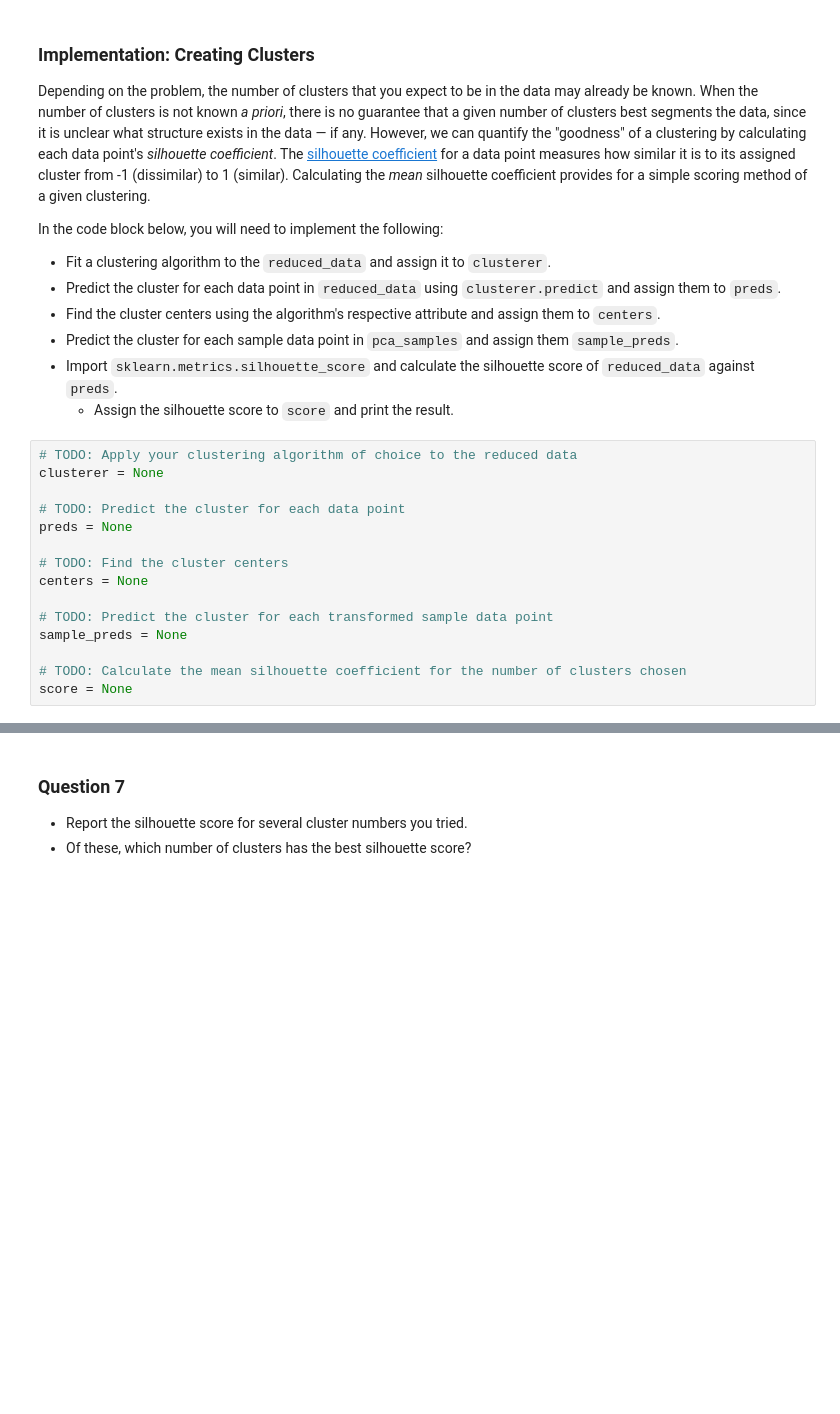
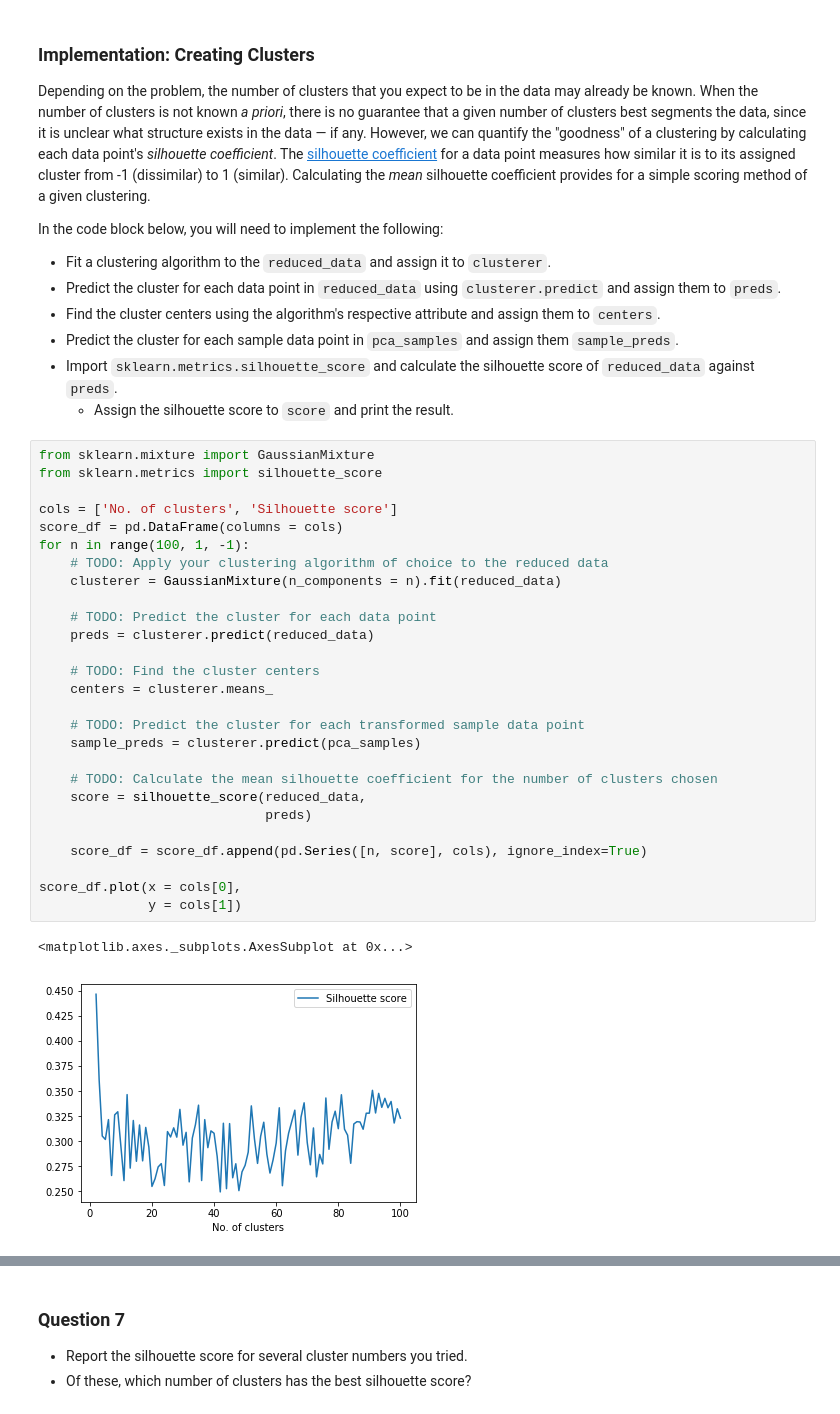
Before and after one commit to aptroost/creating-customer-segments, a Jupyter notebook: customer_segments.ipynb, the cells around one changed output, grey strips where cells are left out. Cells and saved outputs as stored; diff of their text form; blank space fills up the shorter version.

```diff
--- a/customer_segments.ipynb
+++ b/customer_segments.ipynb
@@ -458,17 +475,32 @@ In the code block below, you will need to implement the following:
  - Import `sklearn.metrics.silhouette_score` and calculate the silhouette score of `reduced_data` against `preds`.
    - Assign the silhouette score to `score` and print the result.
 # %%
-# TODO: Apply your clustering algorithm of choice to the reduced data
-clusterer = None
+from sklearn.mixture import GaussianMixture
+from sklearn.metrics import silhouette_score
 
-# TODO: Predict the cluster for each data point
-preds = None
+cols = ['No. of clusters', 'Silhouette score']
+score_df = pd.DataFrame(columns = cols)
+for n in range(100, 1, -1):
+    # TODO: Apply your clustering algorithm of choice to the reduced data
+    clusterer = GaussianMixture(n_components = n).fit(reduced_data)
 
-# TODO: Find the cluster centers
-centers = None
+    # TODO: Predict the cluster for each data point
+    preds = clusterer.predict(reduced_data)
 
-# TODO: Predict the cluster for each transformed sample data point
-sample_preds = None
+    # TODO: Find the cluster centers
+    centers = clusterer.means_
 
-# TODO: Calculate the mean silhouette coefficient for the number of clusters chosen
-score = None
+    # TODO: Predict the cluster for each transformed sample data point
+    sample_preds = clusterer.predict(pca_samples)
+
+    # TODO: Calculate the mean silhouette coefficient for the number of clusters chosen
+    score = silhouette_score(reduced_data,
+                             preds)
+
+    score_df = score_df.append(pd.Series([n, score], cols), ignore_index=True)
+
+score_df.plot(x = cols[0],
+              y = cols[1])
+# %% [output]
+<matplotlib.axes._subplots.AxesSubplot at 0x...>
+[figure, added]
```
Also changed, not shown: parts of 21 cells of this notebook.
